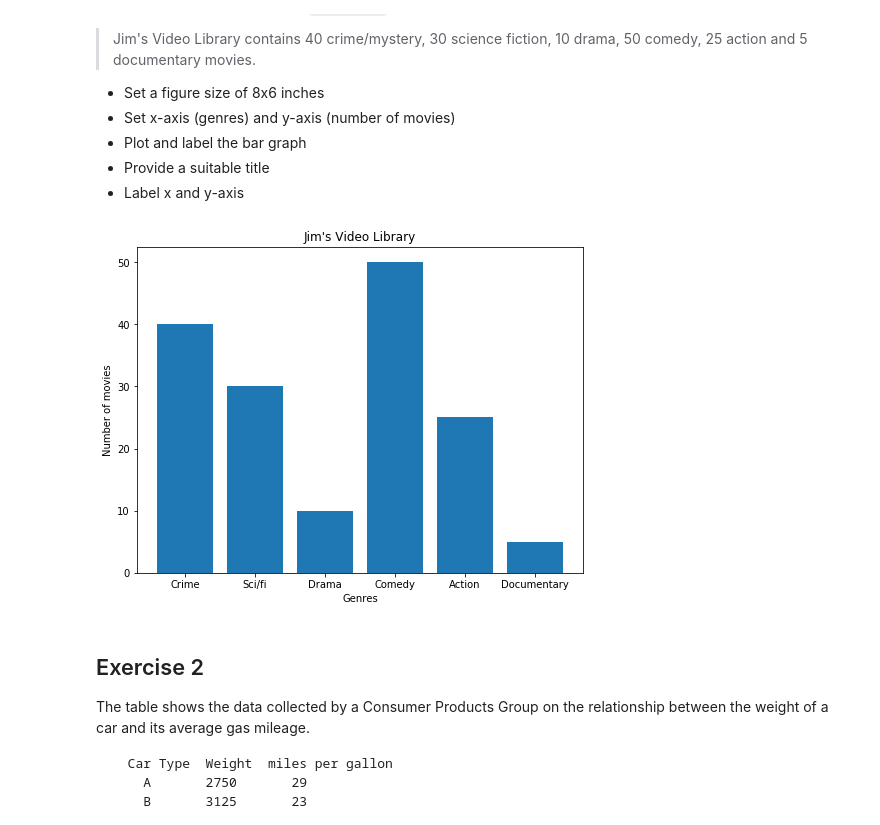
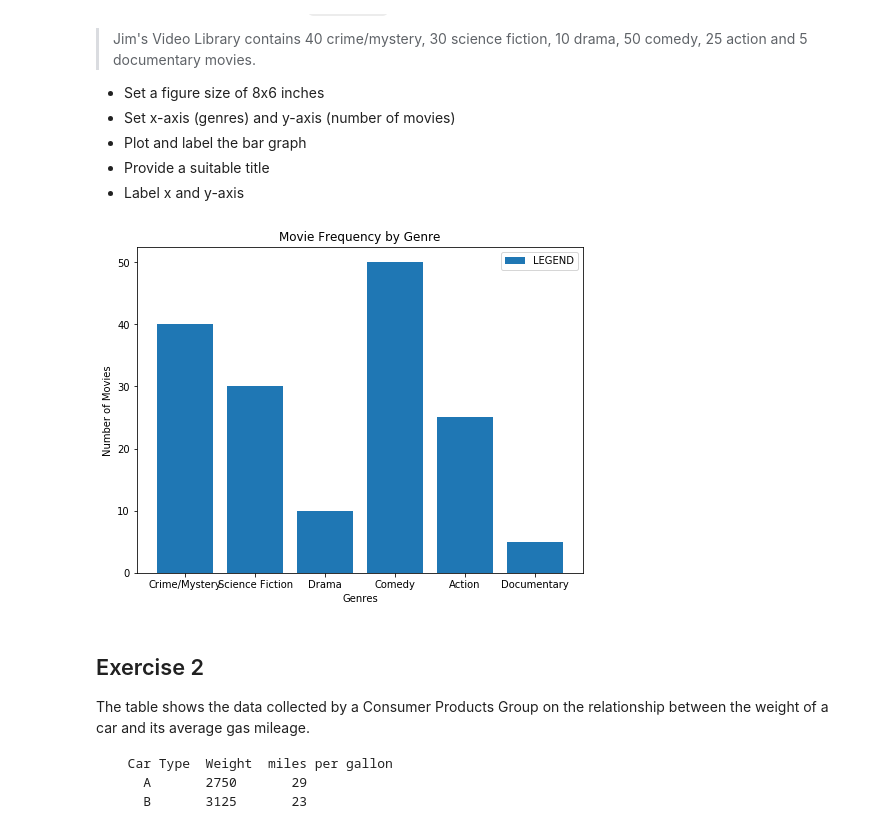
Before and after one commit to Sonora27/dsc-data-viz-lab, a Jupyter notebook: index.ipynb, the cells around one changed output. Cells and saved outputs as stored; diff of their text form; code cells hidden in the pictures.

```diff
--- a/index.ipynb
+++ b/index.ipynb
@@ -26,22 +28,42 @@ changes!
 # %%
 # import the required libraries
 import numpy as np
 import matplotlib.pyplot as plt
+%matplotlib inline
 
-y = None
-x =None
-labels = None
+
+
+
+
+
+
+
+x = ['Crime/Mystery', 'Science Fiction', 'Drama', 'Comedy', 'Action', 'Documentary']
+y = [40,30,10,50,25,5]
+
+
+
+plt.figure(figsize=(8,6))
+
+plt.bar(x,y, label = 'LEGEND')
+plt.legend()
+plt.xlabel('Genres')
+plt.ylabel('Number of Movies')
+plt.title('Movie Frequency by Genre')
+
+plt.show()
+
 
 
 # Create a new figure object
 
 # Plot vertical bars of fixed width by passing x and y values to .bar() function
 
 # Give a title to the bar graph
 
 # Output the final plot
 # %% [output]
-[figure, old version]
+[figure, new version]
 # %% [markdown]
 ## Exercise 2
 
```
Also changed, not shown: parts of 5 cells of this notebook.
